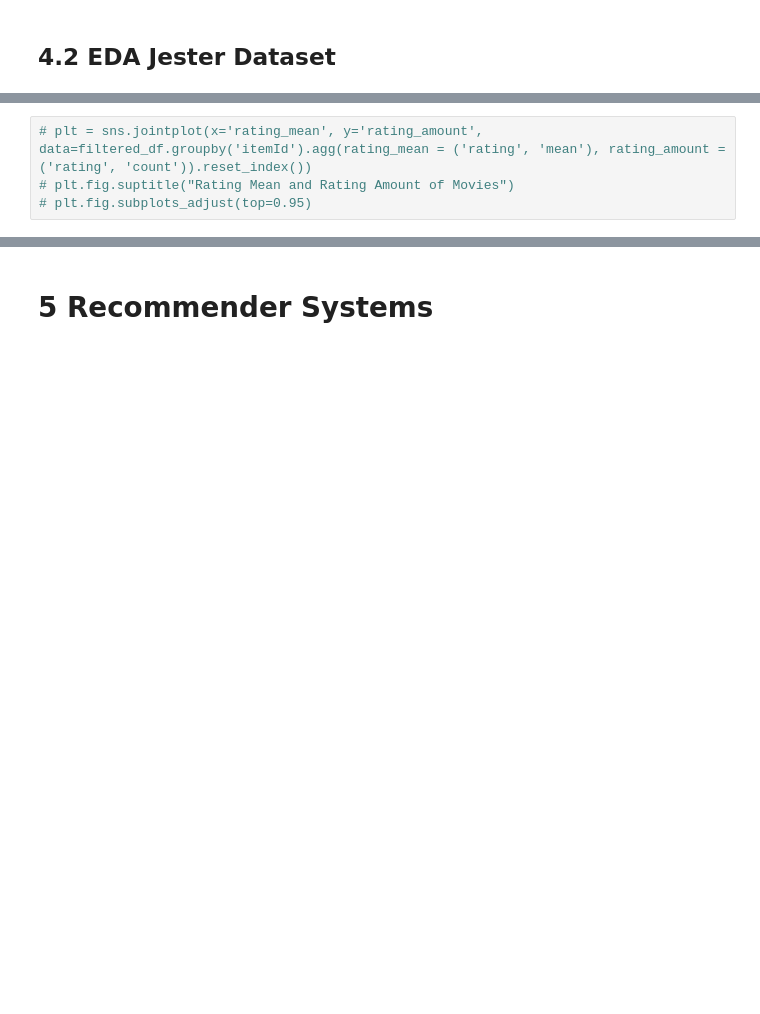
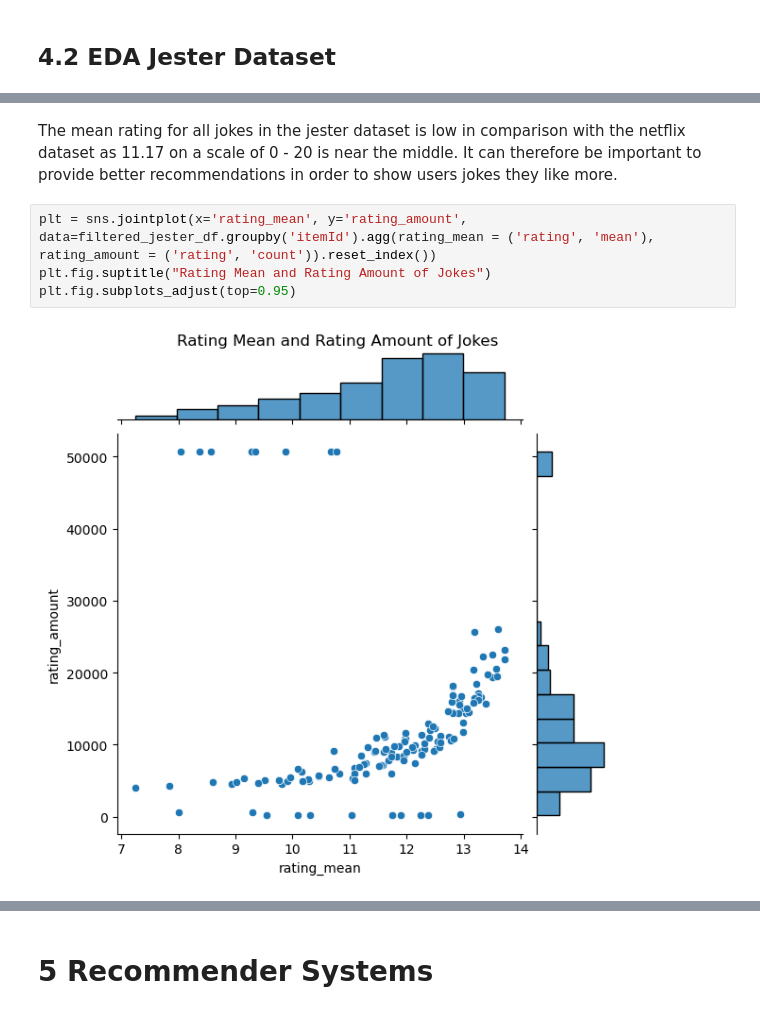
Before and after one commit to ValentijnBraun/RecSys_SDM, a Jupyter notebook: RecSys_Netflix_SVD_ValentijnBraun.ipynb, the cells around one changed output, grey strips where cells are left out. Saved outputs shown, nothing was run; the diff lists cells and outputs as text; blank space fills up the shorter version.

```diff
--- a/RecSys_Netflix_SVD_ValentijnBraun.ipynb
+++ b/RecSys_Netflix_SVD_ValentijnBraun.ipynb
@@ -238,4 +314,8 @@ The graph for users show that there are several outliers of users that have rate
+# %% [markdown]
+The mean rating for all jokes in the jester dataset is low in comparison with the netflix dataset as 11.17 on a scale of 0 - 20 is near the middle. It can therefore be important to provide better recommendations in order to show users jokes they like more.
 # %%
-# plt = sns.jointplot(x='rating_mean', y='rating_amount', data=filtered_df.groupby('itemId').agg(rating_mean = ('rating', 'mean'), rating_amount = ('rating', 'count')).reset_index())
-# plt.fig.suptitle("Rating Mean and Rating Amount of Movies")
-# plt.fig.subplots_adjust(top=0.95)
+plt = sns.jointplot(x='rating_mean', y='rating_amount', data=filtered_jester_df.groupby('itemId').agg(rating_mean = ('rating', 'mean'), rating_amount = ('rating', 'count')).reset_index())
+plt.fig.suptitle("Rating Mean and Rating Amount of Jokes")
+plt.fig.subplots_adjust(top=0.95)
+# %% [output]
+[figure, added]
```
Also changed, not shown: parts of 73 cells of this notebook.
